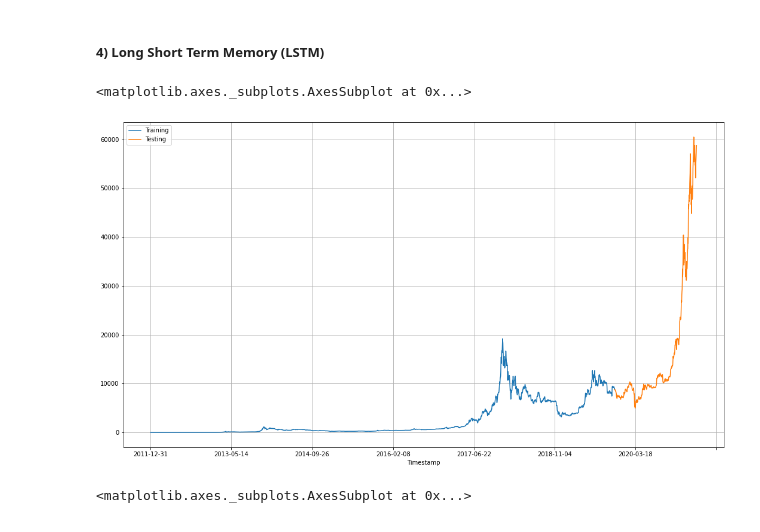
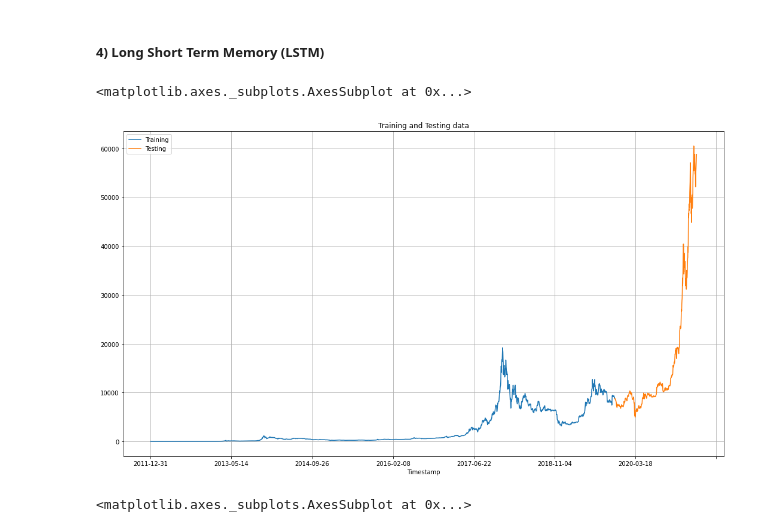
Before and after one commit to AshutoshBhawsar/Cryptocurrency-data-analysis-and-investing-strategies, a Jupyter notebook: code/phase2.ipynb, the cells around one changed output. Drawn from its saved outputs; the diff is of its cells as text; code cells hidden in the pictures.

```diff
--- a/code/phase2.ipynb
+++ b/code/phase2.ipynb
@@ -217,13 +229,13 @@ testing_df = btc_data.iloc[splitting_index:,:]
 # %%
 # Visualize Training and Testing data
 visualize_frame=pd.DataFrame({})
 visualize_frame.index=btc_data.index
 visualize_frame['Training']=training_df['Weighted_Price']
 visualize_frame['Testing']=testing_df['Weighted_Price']
-visualize_frame.plot(grid=True, figsize=(18,10))
+visualize_frame.plot(grid=True, figsize=(18,10), title='Training and Testing data')
 # %% [output]
 <matplotlib.axes._subplots.AxesSubplot at 0x...>
-[figure, old version]
+[figure, new version]
 # %%
 testing_df.plot(grid=True, figsize=(25,10))
 # %% [output]
```
Also changed, not shown: parts of 16 cells of this notebook.
